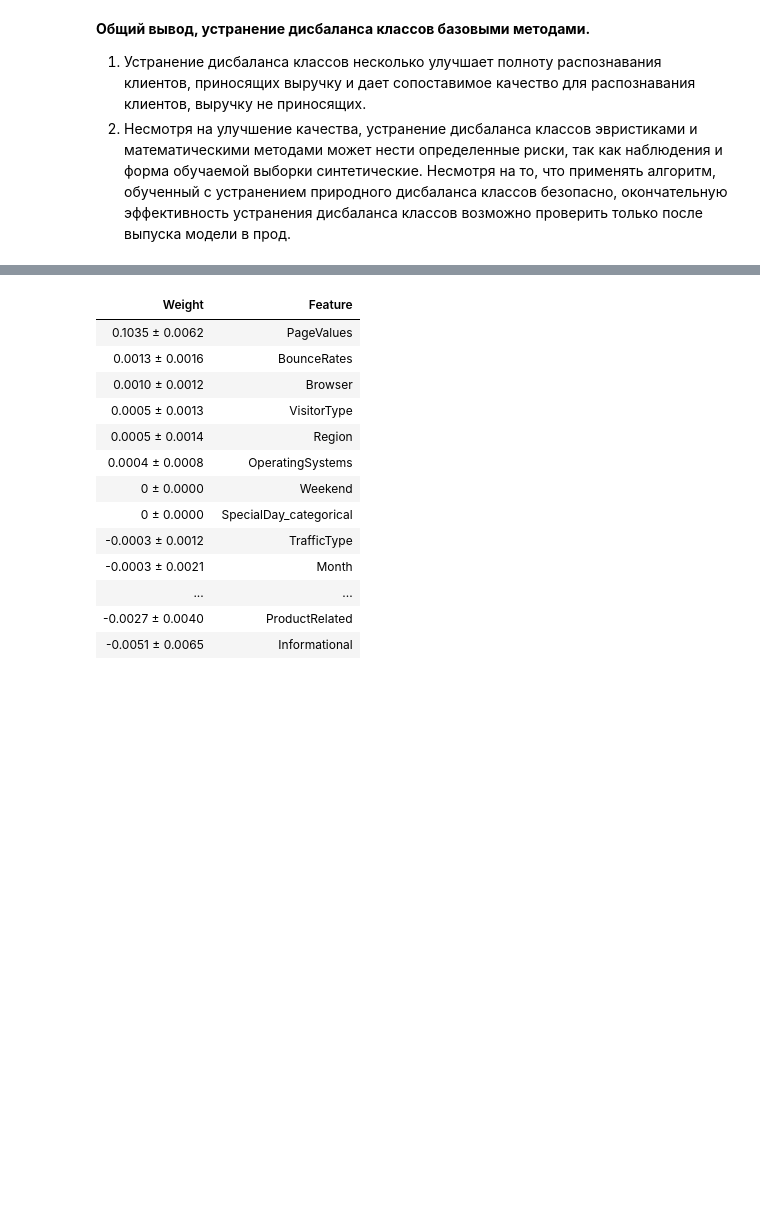
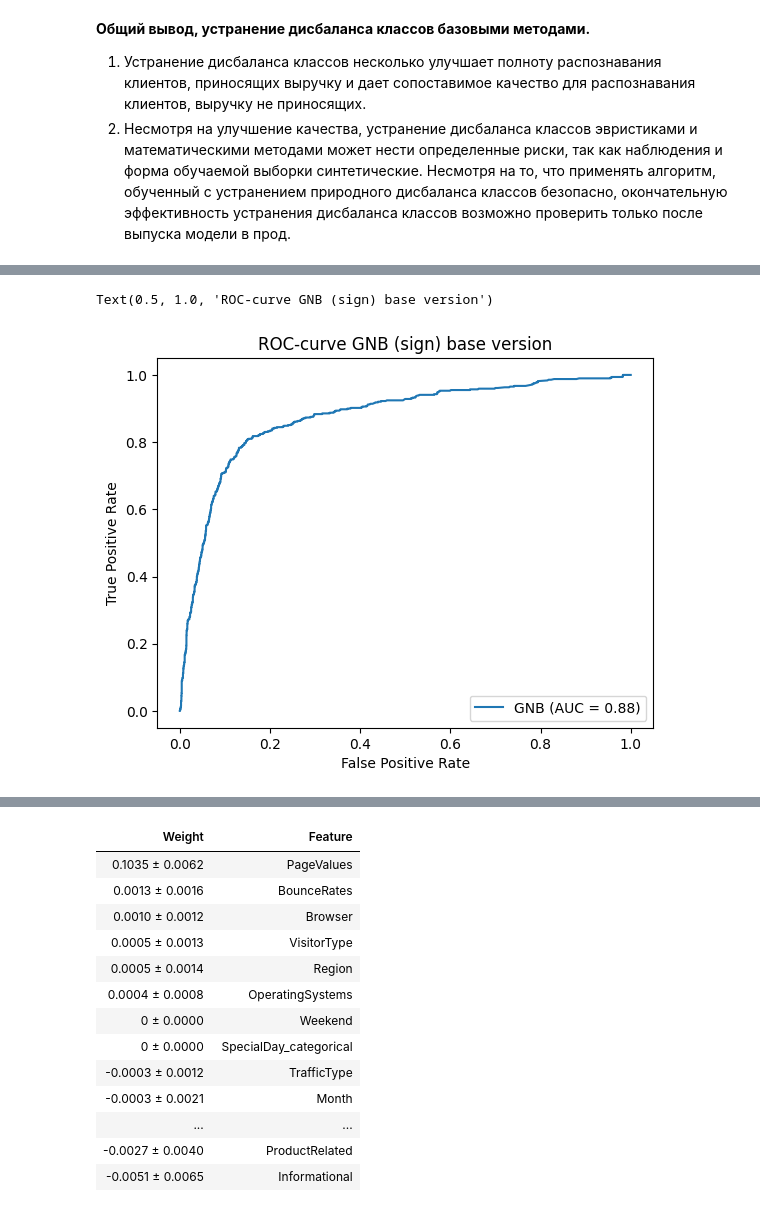
Before and after one commit to SadSabrina/aiedu_final, a Jupyter notebook: Model_learning.ipynb, the cells around one changed output, grey strips where cells are left out. Cells and saved outputs as stored; diff of their text form; code cells hidden in the pictures; blank space fills up the shorter version.

```diff
--- a/Model_learning.ipynb
+++ b/Model_learning.ipynb
@@ -509,0 +584,14 @@ get_comparative_barplot(knn_version, knn_metrics,
+# %%
+probas = gnb_sign.predict_proba(gnb_sign_data[1])
+
+fpr, tpr, thresholds = roc_curve(y_true=np.array(gnb_sign_data[3]), y_score=probas[:, 1])
+roc_auc = auc(fpr, tpr)
+
+display = RocCurveDisplay(fpr=fpr, tpr=tpr, roc_auc=roc_auc,
+                                estimator_name='GNB')
+
+display.plot()
+plt.title('ROC-curve GNB (sign) base version')
+# %% [output]
+Text(0.5, 1.0, 'ROC-curve GNB (sign) base version')
+[figure, added]
```
Also changed, not shown: parts of 33 cells of this notebook.
